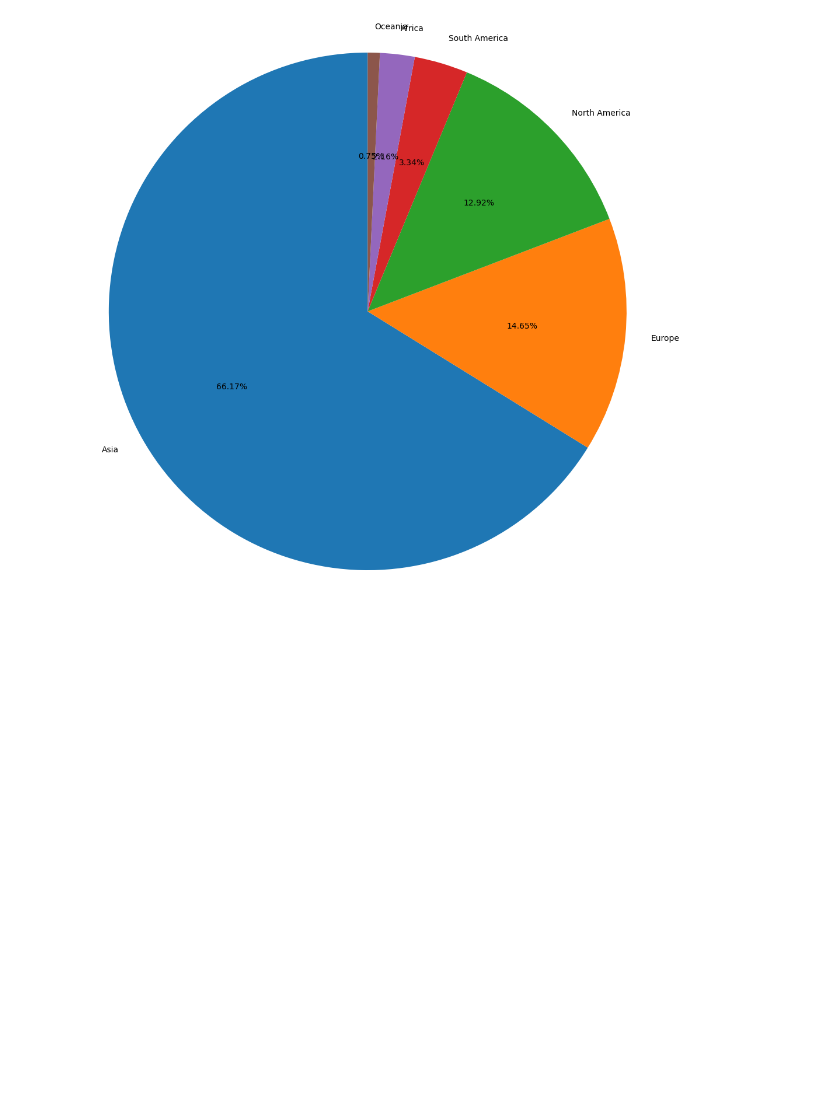
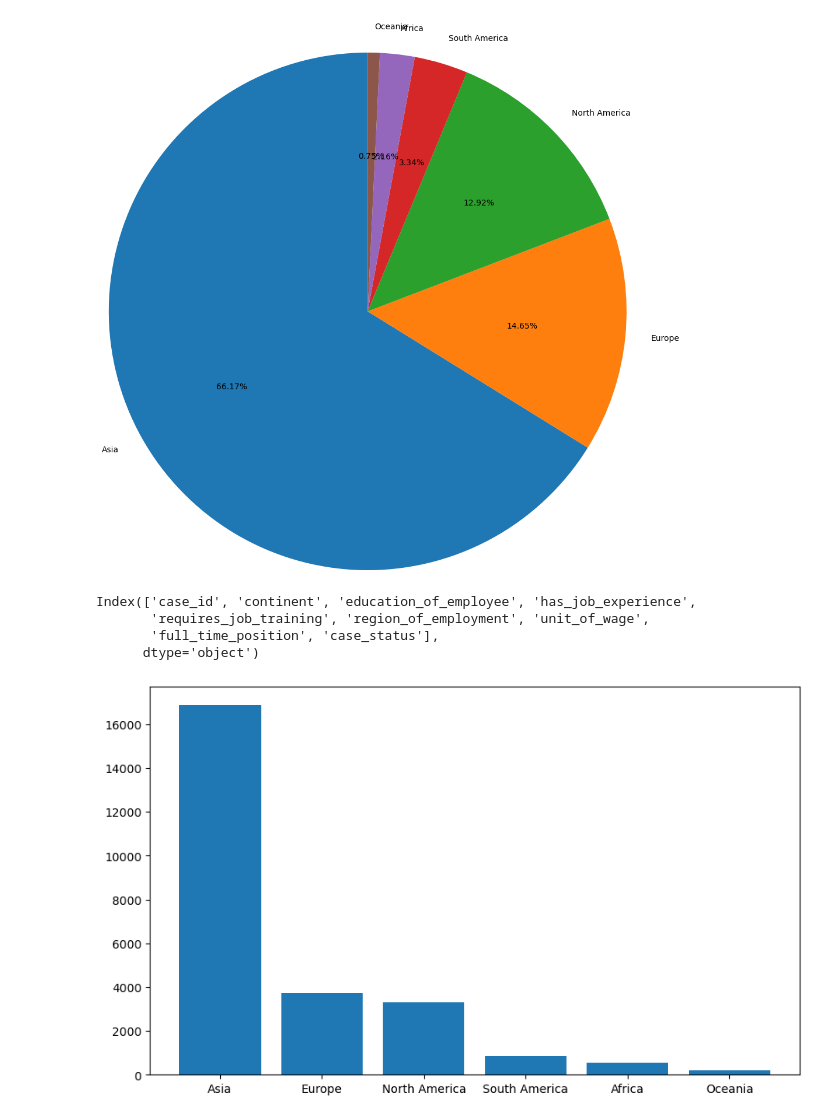
Before and after one commit to hemant467/Naresh-IT, a Jupyter notebook: Python 🐍 Sessions 📜/EDA : Exploratory Data Analysis 📜/Session 3 Categorical Column Analysis .ipynb, the cells around one changed output. Drawn from its saved outputs; the diff is of its cells as text; code cells hidden in the pictures; blank space fills up the shorter version.

```diff
--- a/Python 🐍 Sessions 📜/EDA : Exploratory Data Analysis 📜/Session 3 Categorical Column Analysis .ipynb
+++ b/Python 🐍 Sessions 📜/EDA : Exploratory Data Analysis 📜/Session 3 Categorical Column Analysis .ipynb
@@ -642,3 +642,28 @@ plt.pie(values,
 plt.show()
 # %% [output]
 [figure]
+# %%
+import pandas as pd
+import numpy as np
+import matplotlib.pyplot as plt
+import seaborn as sns
+
+visa_df=pd.read_csv(r"E:\Python Projects\Data Files\Visadataset.csv")
+
+cat=visa_df.select_dtypes(include='object').columns
+num=visa_df.select_dtypes(exclude='object').columns
+# %%
+cat
+# %% [output]
+Index(['case_id', 'continent', 'education_of_employee', 'has_job_experience',
+       'requires_job_training', 'region_of_employment', 'unit_of_wage',
+       'full_time_position', 'case_status'],
+      dtype='object')
+# %%
+keys=visa_df['continent'].value_counts().keys()
+values=visa_df['continent'].value_counts().values
+plt.figure(figsize=(10,6))
+plt.bar(keys,values)
+plt.show()
+# %% [output]
+[figure, added]
```
Also changed, not shown: parts of 14 cells of this notebook.
